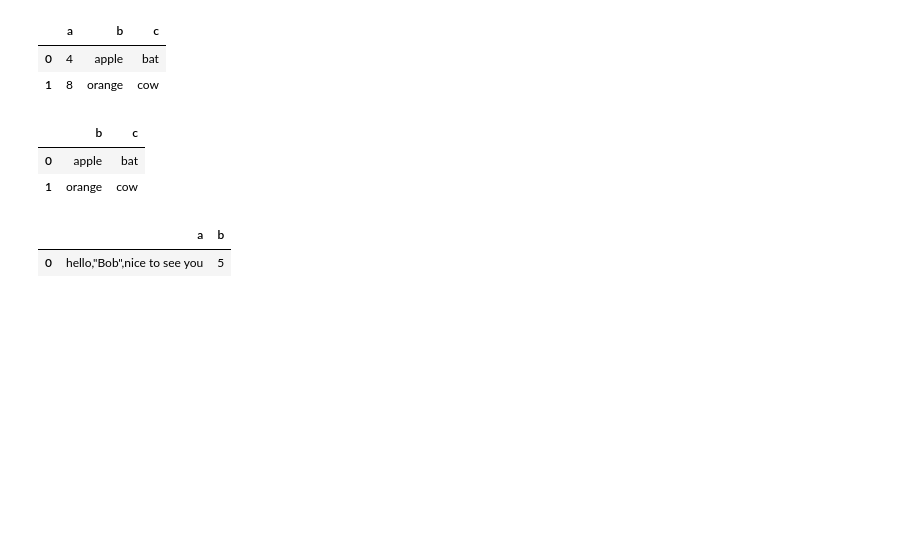
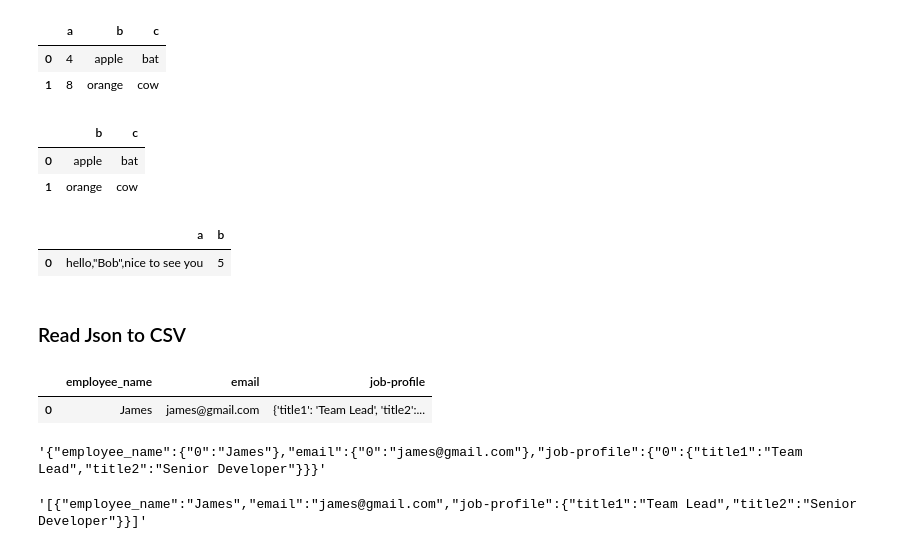
Before and after one commit to TaeMochi12/ML, a Jupyter notebook: pandas2.ipynb, the cells around one changed output. Saved outputs shown, nothing was run; the diff lists cells and outputs as text; code cells hidden in the pictures; blank space fills up the shorter version.

Commit message:
Done with reading json

```diff
--- a/pandas2.ipynb
+++ b/pandas2.ipynb
@@ -237,3 +237,22 @@ pd.read_csv(StringIO(data),escapechar='\\')
 # %% [output]
 |  | a | b |
 | 0 | hello,"Bob",nice to see you | 5 |
+# %% [markdown]
+### Read Json to CSV
+# %%
+Data='{"employee_name":"James","email":"james@gmail.com","job-profile":[{"title1":"Team Lead","title2":"Senior Developer"}]}'
+df=pd.read_json(Data)
+# %%
+df
+# %% [output]
+|  | employee_name | email | job-profile |
+| 0 | James | james@gmail.com | {'title1': 'Team Lead', 'title2':... |
+# %%
+df.to_json()
+# %% [output]
+'{"employee_name":{"0":"James"},"email":{"0":"james@gmail.com"},"job-profile":{"0":{"title1":"Team Lead","title2":"Senior Developer"}}}'
+# %%
+df.to_json(orient="records")   #now the json is in form of records
+#many more orients are available
+# %% [output]
+'[{"employee_name":"James","email":"james@gmail.com","job-profile":{"title1":"Team Lead","title2":"Senior Developer"}}]'
```
Also changed, not shown: parts of 2 cells of this notebook.
